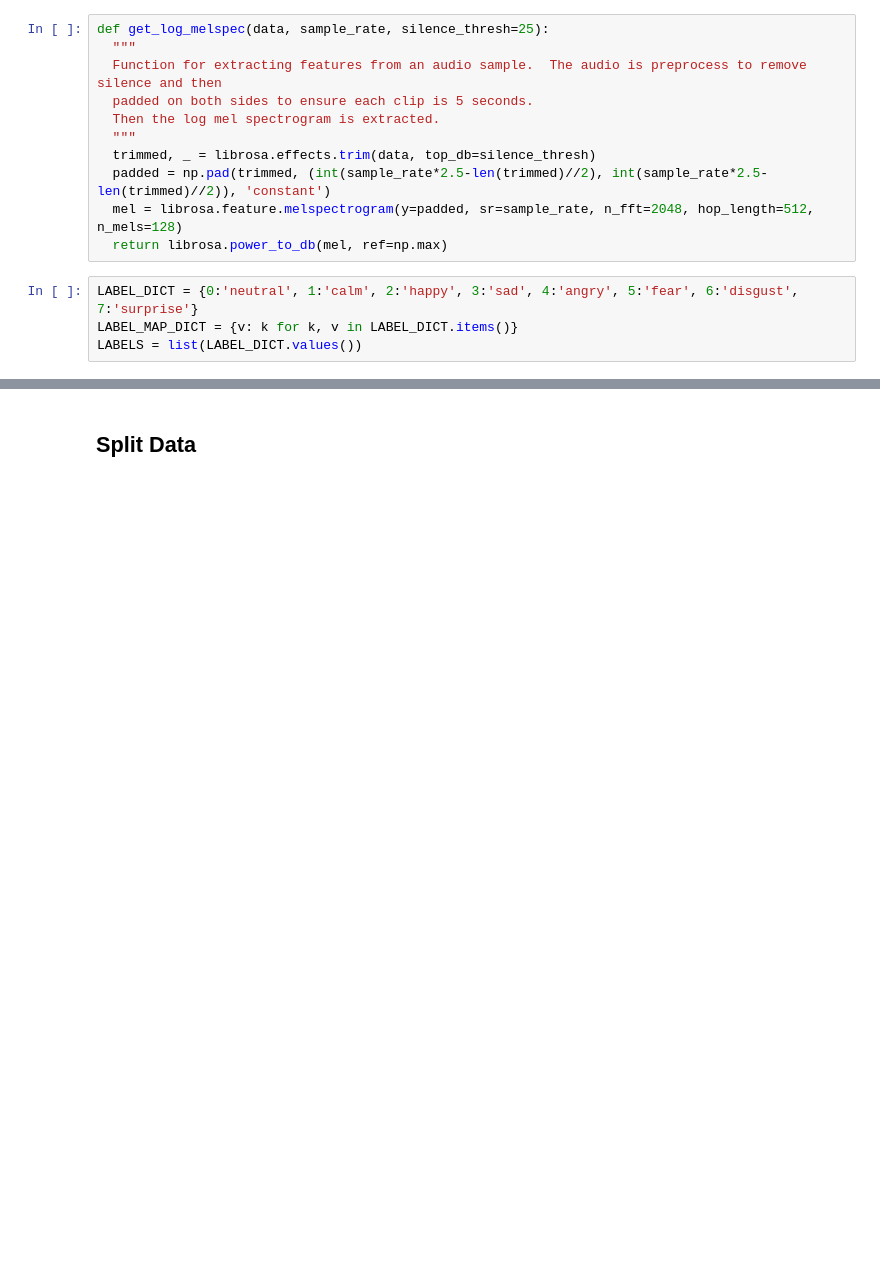
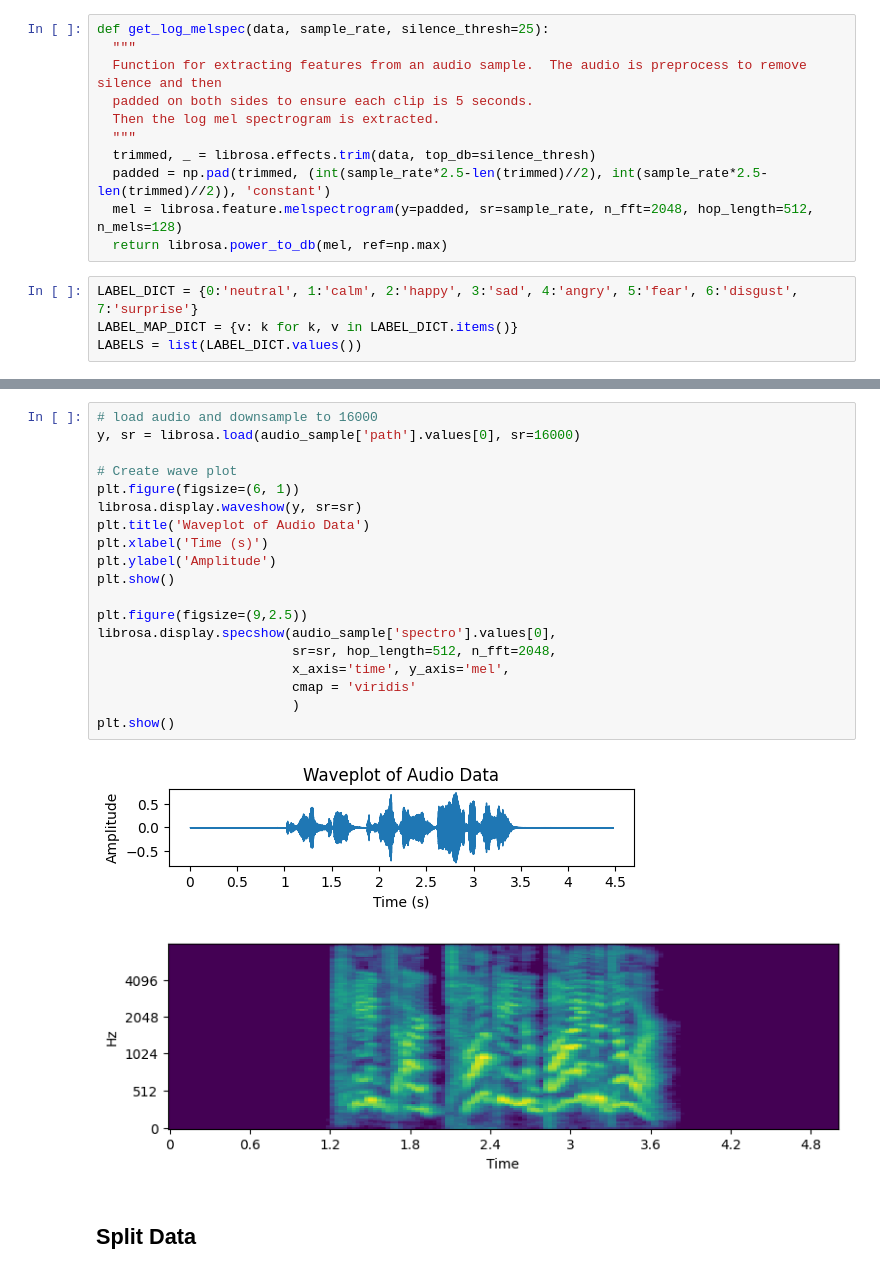
Before and after one commit to davidsjohnson/wise24_xai_ac, a Jupyter notebook: notebooks/tutorial_audio_xai_colab.ipynb, the cells around one changed output, grey strips where cells are left out. Drawn from its saved outputs; the diff is of its cells as text; blank space fills up the shorter version.

```diff
--- a/notebooks/tutorial_audio_xai_colab.ipynb
+++ b/notebooks/tutorial_audio_xai_colab.ipynb
@@ -127,3 +135,25 @@ df_rav.sample(1)
+# %%
+# load audio and downsample to 16000
+y, sr = librosa.load(audio_sample['path'].values[0], sr=16000)
+
+# Create wave plot
+plt.figure(figsize=(6, 1))
+librosa.display.waveshow(y, sr=sr)
+plt.title('Waveplot of Audio Data')
+plt.xlabel('Time (s)')
+plt.ylabel('Amplitude')
+plt.show()
+
+plt.figure(figsize=(9,2.5))
+librosa.display.specshow(audio_sample['spectro'].values[0],
+                         sr=sr, hop_length=512, n_fft=2048,
+                         x_axis='time', y_axis='mel',
+                         cmap = 'viridis'
+                         )
+plt.show()
+# %% [output]
+[figure, added]
+[figure, added]
 # %% [markdown]
 ## Split Data
 # %%
```
Also changed, not shown: parts of 8 cells of this notebook.
